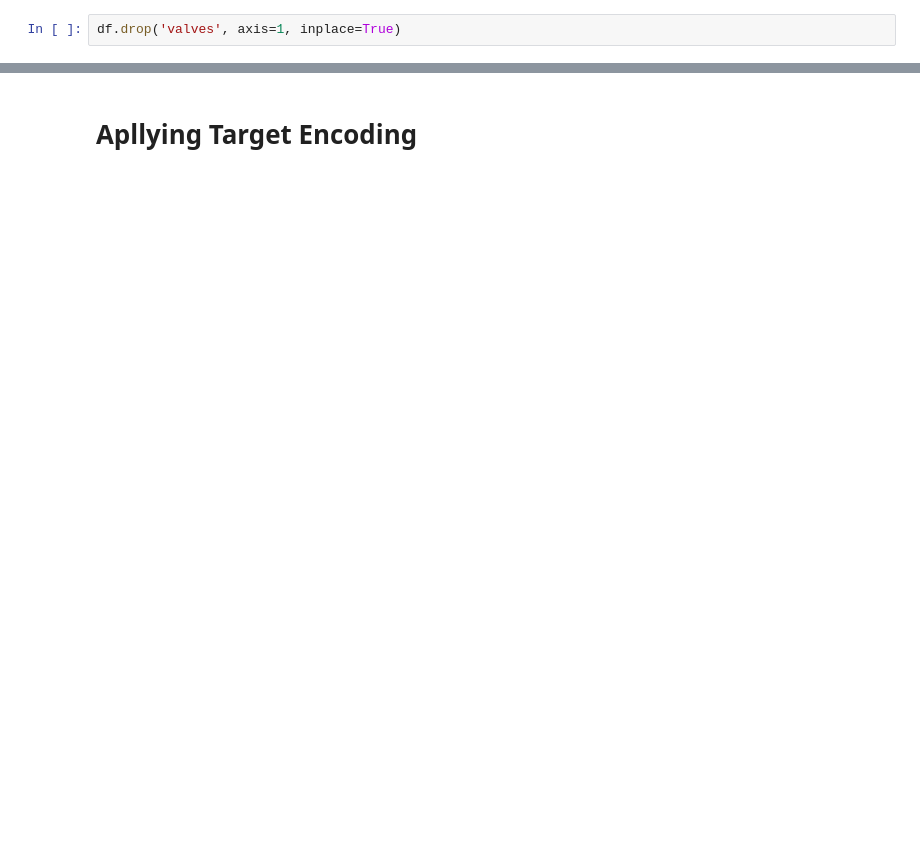
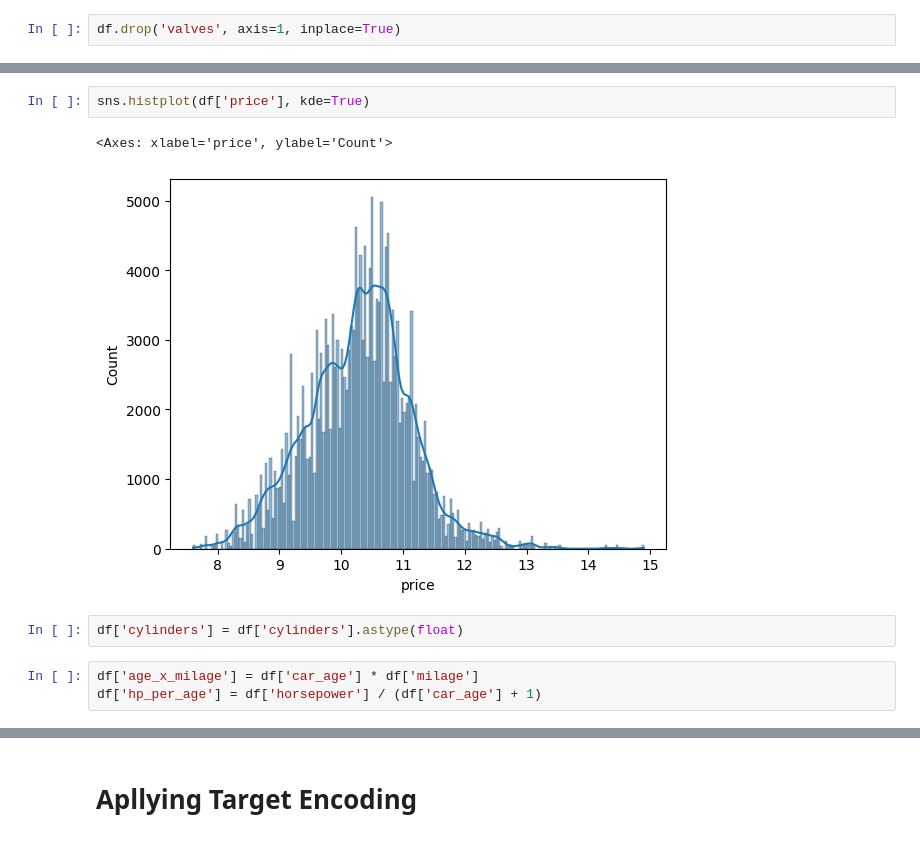
Before and after one commit to sushant758/ML-Exercises, a Jupyter notebook: CAR.ipynb, the cells around one changed output, grey strips where cells are left out. Saved outputs shown, nothing was run; the diff lists cells and outputs as text; blank space fills up the shorter version.

```diff
--- a/CAR.ipynb
+++ b/CAR.ipynb
@@ -987,0 +971,10 @@ df.drop('valves', axis=1, inplace=True)
+# %%
+sns.histplot(df['price'], kde=True)
+# %% [output]
+<Axes: xlabel='price', ylabel='Count'>
+[figure, added]
+# %%
+df['cylinders'] = df['cylinders'].astype(float)
+# %%
+df['age_x_milage'] = df['car_age'] * df['milage']
+df['hp_per_age'] = df['horsepower'] / (df['car_age'] + 1)
```
Also changed, not shown: parts of 33 cells of this notebook.
